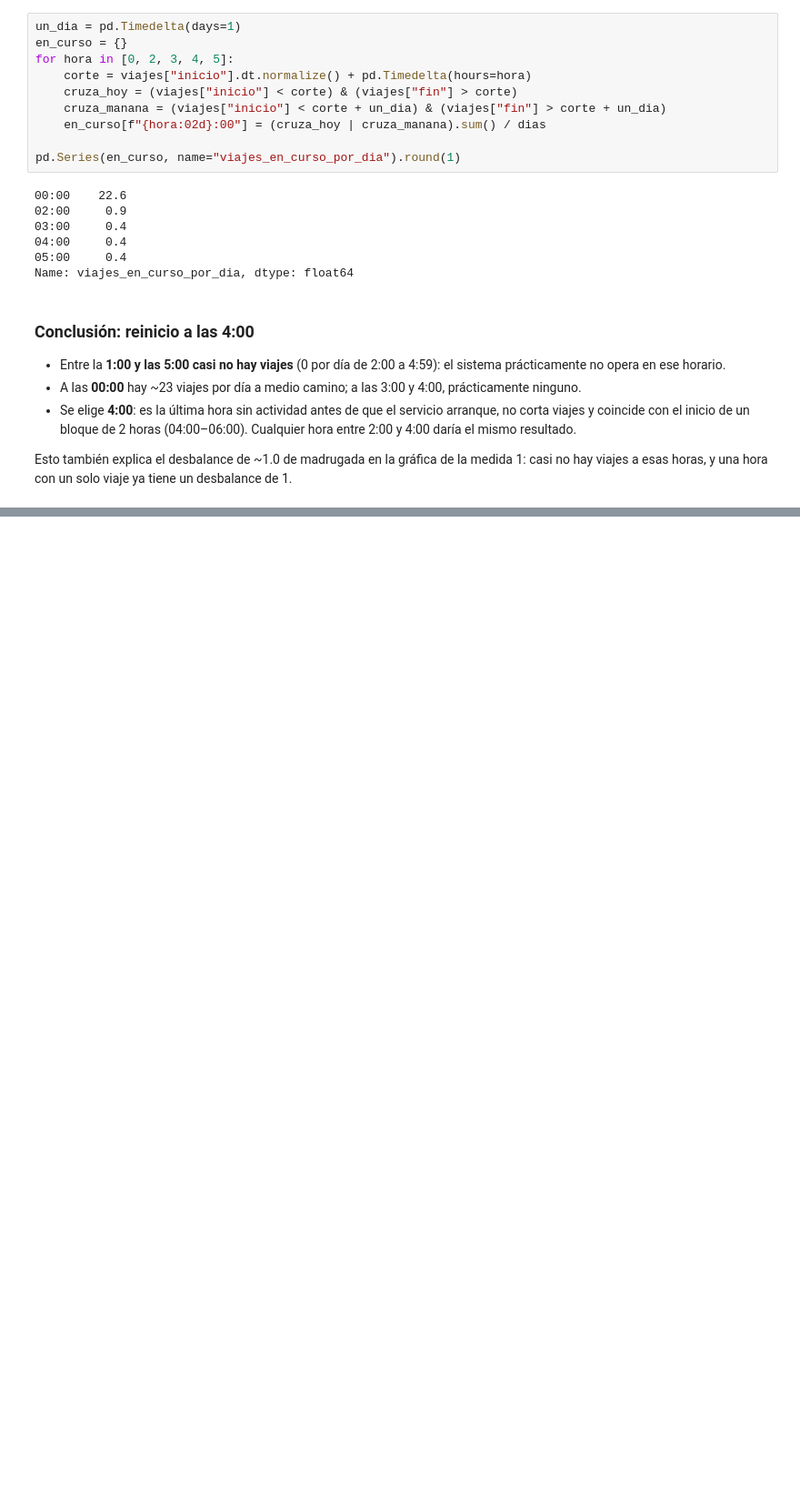
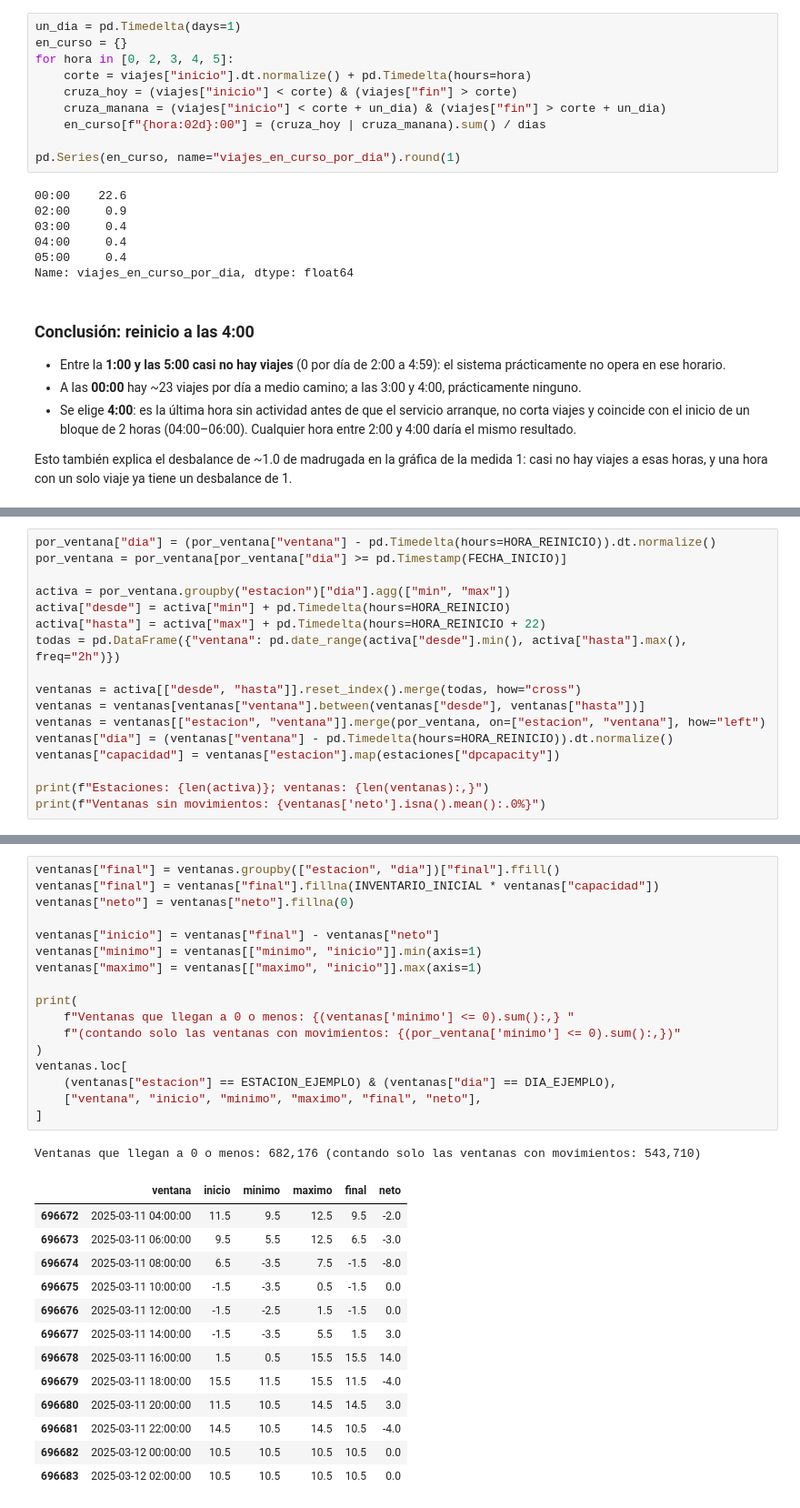
Before and after one commit to manuelMedinaMna/MiBici_MLOps, a Jupyter notebook: notebooks/2.0-rc-p2-tamano-ventana.ipynb, the cells around one changed output, grey strips where cells are left out. Shown at 91% size. Cells and saved outputs as stored; diff of their text form; blank space fills up the shorter version.

```diff
--- a/notebooks/2.0-rc-p2-tamano-ventana.ipynb
+++ b/notebooks/2.0-rc-p2-tamano-ventana.ipynb
@@ -452,0 +631,17 @@ Esto también explica el desbalance de ~1.0 de madrugada en la gráfica de la me
+# %%
+por_ventana["dia"] = (por_ventana["ventana"] - pd.Timedelta(hours=HORA_REINICIO)).dt.normalize()
+por_ventana = por_ventana[por_ventana["dia"] >= pd.Timestamp(FECHA_INICIO)]
+
+activa = por_ventana.groupby("estacion")["dia"].agg(["min", "max"])
+activa["desde"] = activa["min"] + pd.Timedelta(hours=HORA_REINICIO)
+activa["hasta"] = activa["max"] + pd.Timedelta(hours=HORA_REINICIO + 22)
+todas = pd.DataFrame({"ventana": pd.date_range(activa["desde"].min(), activa["hasta"].max(), freq="2h")})
+
+ventanas = activa[["desde", "hasta"]].reset_index().merge(todas, how="cross")
+ventanas = ventanas[ventanas["ventana"].between(ventanas["desde"], ventanas["hasta"])]
+ventanas = ventanas[["estacion", "ventana"]].merge(por_ventana, on=["estacion", "ventana"], how="left")
+ventanas["dia"] = (ventanas["ventana"] - pd.Timedelta(hours=HORA_REINICIO)).dt.normalize()
+ventanas["capacidad"] = ventanas["estacion"].map(estaciones["dpcapacity"])
+
+print(f"Estaciones: {len(activa)}; ventanas: {len(ventanas):,}")
+print(f"Ventanas sin movimientos: {ventanas['neto'].isna().mean():.0%}")
@@ -452,0 +664,32 @@ Esto también explica el desbalance de ~1.0 de madrugada en la gráfica de la me
+# %%
+ventanas["final"] = ventanas.groupby(["estacion", "dia"])["final"].ffill()
+ventanas["final"] = ventanas["final"].fillna(INVENTARIO_INICIAL * ventanas["capacidad"])
+ventanas["neto"] = ventanas["neto"].fillna(0)
+
+ventanas["inicio"] = ventanas["final"] - ventanas["neto"]
+ventanas["minimo"] = ventanas[["minimo", "inicio"]].min(axis=1)
+ventanas["maximo"] = ventanas[["maximo", "inicio"]].max(axis=1)
+
+print(
+    f"Ventanas que llegan a 0 o menos: {(ventanas['minimo'] <= 0).sum():,} "
+    f"(contando solo las ventanas con movimientos: {(por_ventana['minimo'] <= 0).sum():,})"
+)
+ventanas.loc[
+    (ventanas["estacion"] == ESTACION_EJEMPLO) & (ventanas["dia"] == DIA_EJEMPLO),
+    ["ventana", "inicio", "minimo", "maximo", "final", "neto"],
+]
+# %% [output]
+Ventanas que llegan a 0 o menos: 682,176 (contando solo las ventanas con movimientos: 543,710)
+|  | ventana | inicio | minimo | maximo | final | neto |
+| 696672 | 2025-03-11 04:00:00 | 11.5 | 9.5 | 12.5 | 9.5 | -2.0 |
+| 696673 | 2025-03-11 06:00:00 | 9.5 | 5.5 | 12.5 | 6.5 | -3.0 |
+| 696674 | 2025-03-11 08:00:00 | 6.5 | -3.5 | 7.5 | -1.5 | -8.0 |
+| 696675 | 2025-03-11 10:00:00 | -1.5 | -3.5 | 0.5 | -1.5 | 0.0 |
+| 696676 | 2025-03-11 12:00:00 | -1.5 | -2.5 | 1.5 | -1.5 | 0.0 |
+| 696677 | 2025-03-11 14:00:00 | -1.5 | -3.5 | 5.5 | 1.5 | 3.0 |
+| 696678 | 2025-03-11 16:00:00 | 1.5 | 0.5 | 15.5 | 15.5 | 14.0 |
+| 696679 | 2025-03-11 18:00:00 | 15.5 | 11.5 | 15.5 | 11.5 | -4.0 |
+| 696680 | 2025-03-11 20:00:00 | 11.5 | 10.5 | 14.5 | 14.5 | 3.0 |
+| 696681 | 2025-03-11 22:00:00 | 14.5 | 10.5 | 14.5 | 10.5 | -4.0 |
+| 696682 | 2025-03-12 00:00:00 | 10.5 | 10.5 | 10.5 | 10.5 | 0.0 |
+| 696683 | 2025-03-12 02:00:00 | 10.5 | 10.5 | 10.5 | 10.5 | 0.0 |
```
Also changed, not shown: parts of 32 cells of this notebook, 2 other files.
